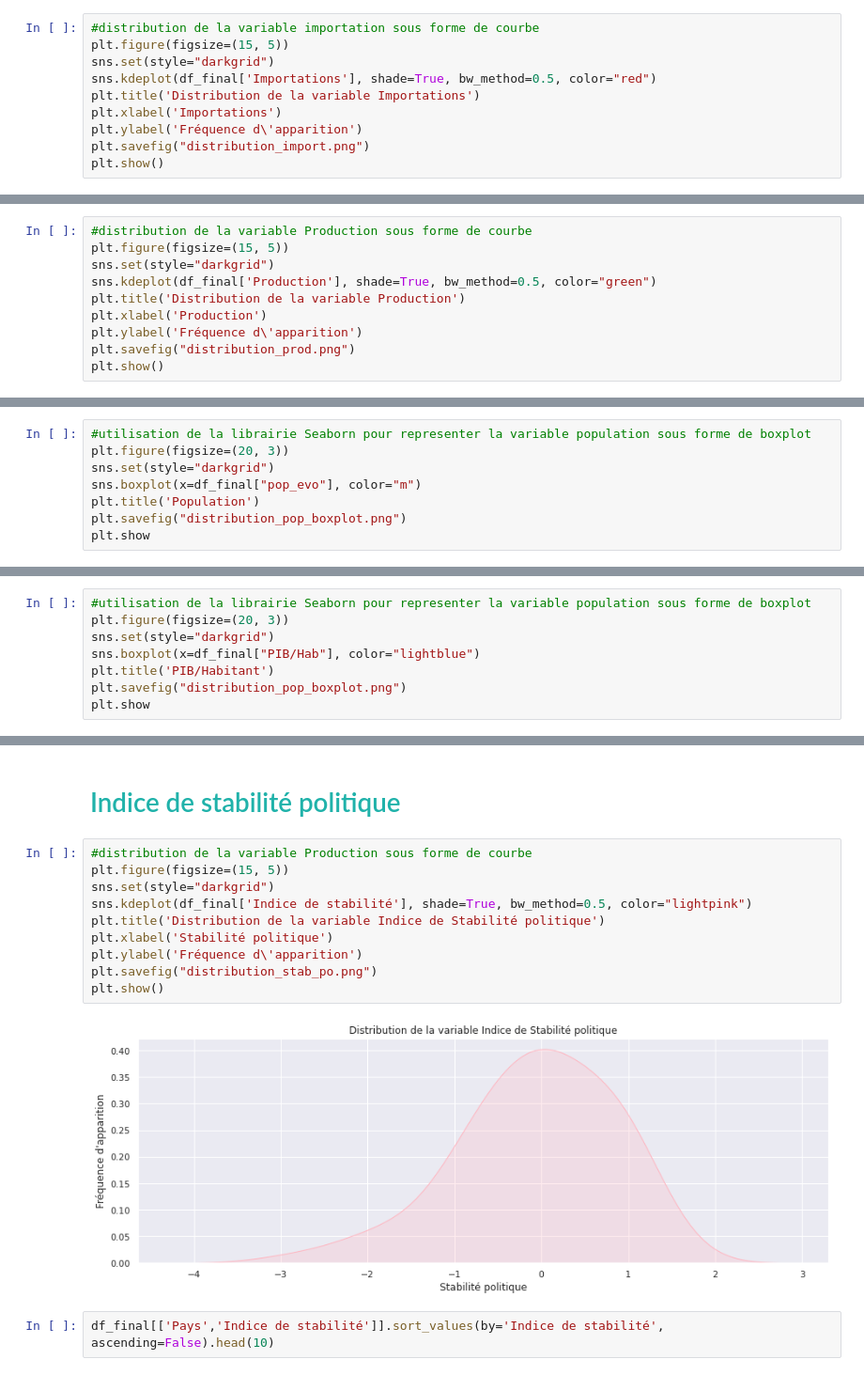
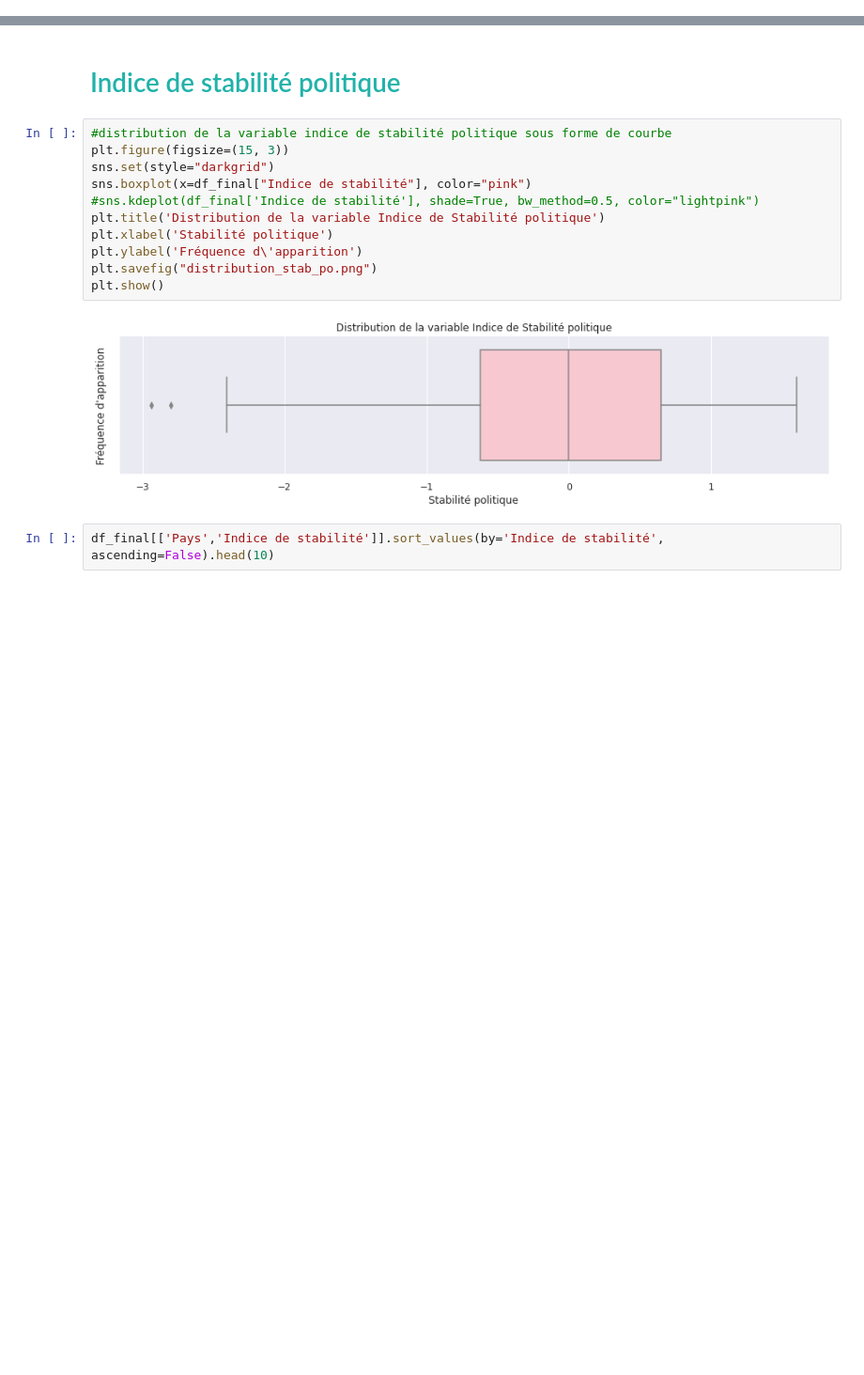
Before and after one commit to Randasabag/Etude-de-march-de-la-poule-qui-chante-avec-Python, a Jupyter notebook: projet9V1.ipynb, the cells around one changed output, grey strips where cells are left out. Shown at 94% size. Drawn from its saved outputs; the diff is of its cells as text; blank space fills up the shorter version.

```diff
--- a/projet9V1.ipynb
+++ b/projet9V1.ipynb
@@ -1066,10 +1000,0 @@ Liste des outliers : [514.0, 842.0, 277.0, 722.0, 338.0, 907.0, 452.0, 205.0, 50
-# %%
-#distribution de la variable importation sous forme de courbe
-plt.figure(figsize=(15, 5))
-sns.set(style="darkgrid")
-sns.kdeplot(df_final['Importations'], shade=True, bw_method=0.5, color="red")
-plt.title('Distribution de la variable Importations')
-plt.xlabel('Importations')
-plt.ylabel('Fréquence d\'apparition')
-plt.savefig("distribution_import.png")
-plt.show()
@@ -1219,10 +1076,0 @@ Les deux plus grand producteurs de poulet sont les US et la Chine continentale.
-# %%
-#distribution de la variable Production sous forme de courbe
-plt.figure(figsize=(15, 5))
-sns.set(style="darkgrid")
-sns.kdeplot(df_final['Production'], shade=True, bw_method=0.5, color="green")
-plt.title('Distribution de la variable Production')
-plt.xlabel('Production')
-plt.ylabel('Fréquence d\'apparition')
-plt.savefig("distribution_prod.png")
-plt.show()
@@ -1260,8 +1120,0 @@ df_final[['Pays','tx_prod']].sort_values(by='tx_prod', ascending=False).head(10)
-# %%
-#utilisation de la librairie Seaborn pour representer la variable population sous forme de boxplot
-plt.figure(figsize=(20, 3))
-sns.set(style="darkgrid")
-sns.boxplot(x=df_final["pop_evo"], color="m")
-plt.title('Population')
-plt.savefig("distribution_pop_boxplot.png")
-plt.show
@@ -1287,8 +1120,0 @@ df_final[['Pays','pop_evo']].sort_values(by='pop_evo', ascending=False).head(10)
-# %%
-#utilisation de la librairie Seaborn pour representer la variable population sous forme de boxplot
-plt.figure(figsize=(20, 3))
-sns.set(style="darkgrid")
-sns.boxplot(x=df_final["PIB/Hab"], color="lightblue")
-plt.title('PIB/Habitant')
-plt.savefig("distribution_pop_boxplot.png")
-plt.show
@@ -1318,17 +1121,18 @@ df_final[['Pays','PIB/Hab']].sort_values(by='PIB/Hab', ascending=False).head(20)
 # %% [markdown]
 # <a name="C15"><font color='LightSeaGreen'>Indice de stabilité politique</font></a>
 # %%
-#distribution de la variable Production sous forme de courbe
-plt.figure(figsize=(15, 5))
+#distribution de la variable indice de stabilité politique sous forme de courbe
+plt.figure(figsize=(15, 3))
 sns.set(style="darkgrid")
-sns.kdeplot(df_final['Indice de stabilité'], shade=True, bw_method=0.5, color="lightpink")
+sns.boxplot(x=df_final["Indice de stabilité"], color="pink")
+#sns.kdeplot(df_final['Indice de stabilité'], shade=True, bw_method=0.5, color="lightpink")
 plt.title('Distribution de la variable Indice de Stabilité politique')
 plt.xlabel('Stabilité politique')
 plt.ylabel('Fréquence d\'apparition')
 plt.savefig("distribution_stab_po.png")
 plt.show()
 # %% [output]
-[figure, old version]
+[figure, new version]
 # %%
 df_final[['Pays','Indice de stabilité']].sort_values(by='Indice de stabilité', ascending=False).head(10)
 # %% [output]
```
Also changed, not shown: parts of 121 cells of this notebook.
